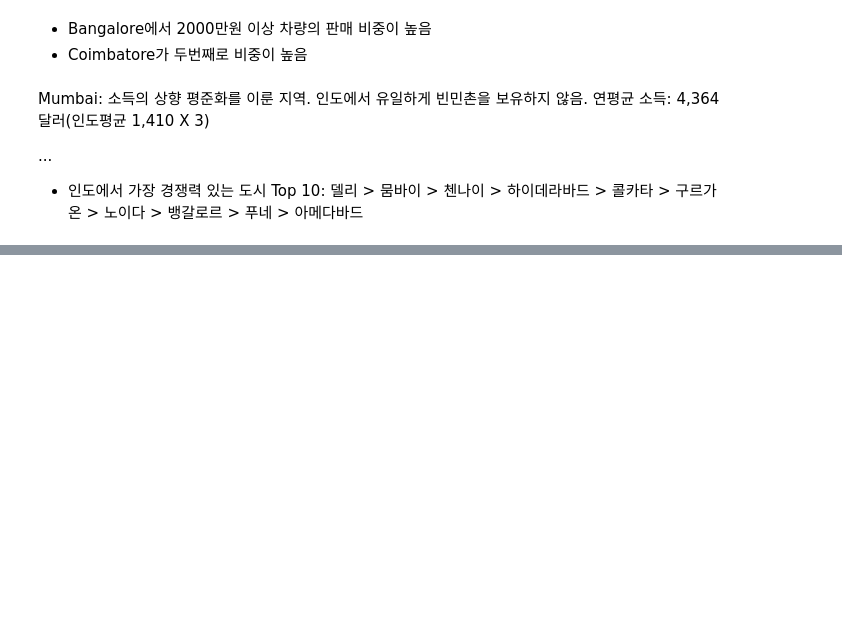
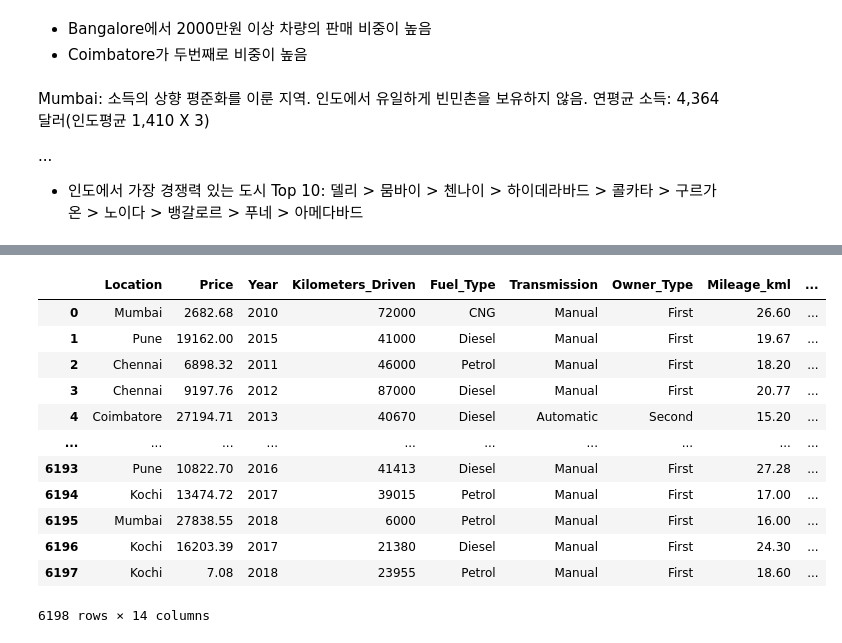
Before and after one commit to b4b4b4b4seo/POSCO-AI24B4, a Jupyter notebook: EDA완료, 모델링 필요.ipynb, the cells around one changed output, grey strips where cells are left out. Drawn from its saved outputs; the diff is of its cells as text; code cells hidden in the pictures; blank space fills up the shorter version.

```diff
--- a/EDA완료, 모델링 필요.ipynb
+++ b/EDA완료, 모델링 필요.ipynb
@@ -1359,0 +1374,18 @@ Mumbai: 소득의 상향 평준화를 이룬 지역. 인도에서 유일하게
+# %%
+# 고유값들인 Name 데이터를 제거함
+df_drop_name = df.drop(['Name','Price_Category'], axis=1)
+df_drop_name
+# %% [output]
+|  | Location | Price | Year | Kilometers_Driven | Fuel_Type | Transmission | Owner_Type | Mileage_kml | ... |
+| 0 | Mumbai | 2682.68 | 2010 | 72000 | CNG | Manual | First | 26.60 | ... |
+| 1 | Pune | 19162.00 | 2015 | 41000 | Diesel | Manual | First | 19.67 | ... |
+| 2 | Chennai | 6898.32 | 2011 | 46000 | Petrol | Manual | First | 18.20 | ... |
+| 3 | Chennai | 9197.76 | 2012 | 87000 | Diesel | Manual | First | 20.77 | ... |
+| 4 | Coimbatore | 27194.71 | 2013 | 40670 | Diesel | Automatic | Second | 15.20 | ... |
+| ... | ... | ... | ... | ... | ... | ... | ... | ... | ... |
+| 6193 | Pune | 10822.70 | 2016 | 41413 | Diesel | Manual | First | 27.28 | ... |
+| 6194 | Kochi | 13474.72 | 2017 | 39015 | Petrol | Manual | First | 17.00 | ... |
+| 6195 | Mumbai | 27838.55 | 2018 | 6000 | Petrol | Manual | First | 16.00 | ... |
+| 6196 | Kochi | 16203.39 | 2017 | 21380 | Diesel | Manual | First | 24.30 | ... |
+| 6197 | Kochi | 7.08 | 2018 | 23955 | Petrol | Manual | First | 18.60 | ... |
+6198 rows × 14 columns
```
Also changed, not shown: parts of 19 cells of this notebook.
